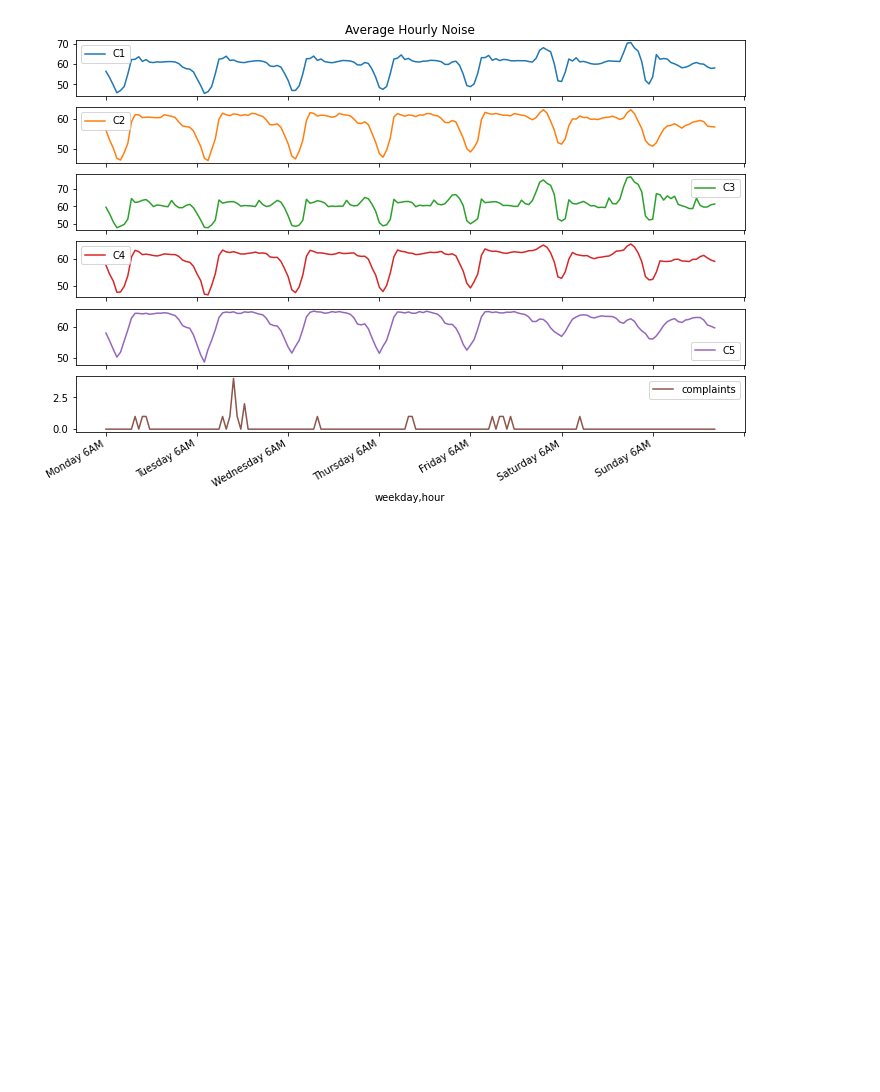
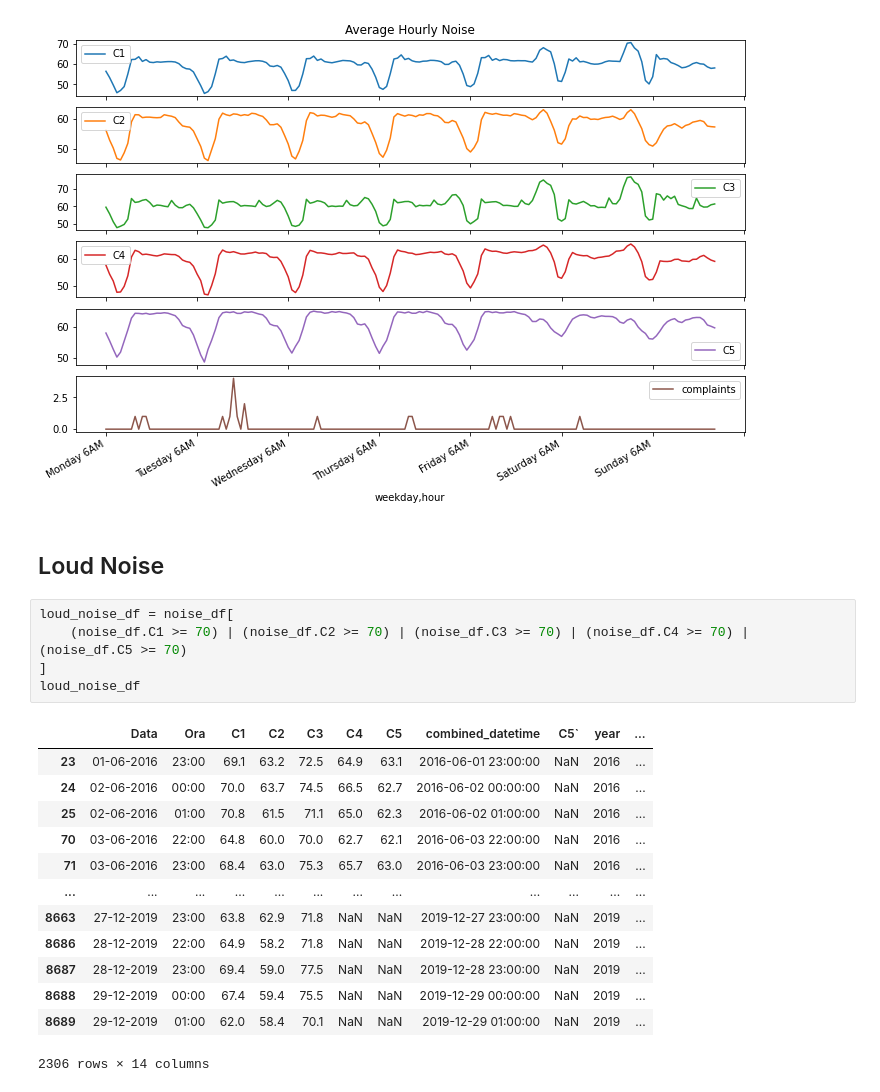
Before and after one commit to xssChauhan/torino-noise, a Jupyter notebook: Torino Data.ipynb, the cells around one changed output. Drawn from its saved outputs; the diff is of its cells as text; blank space fills up the shorter version.

```diff
--- a/Torino Data.ipynb
+++ b/Torino Data.ipynb
@@ -719,3 +719,24 @@ ax[0].set_title("Average Hourly Noise")
 # %% [output]
 Text(0.5, 1.0, 'Average Hourly Noise')
 [figure]
+# %% [markdown]
+## Loud Noise
+# %%
+loud_noise_df = noise_df[
+    (noise_df.C1 >= 70) | (noise_df.C2 >= 70) | (noise_df.C3 >= 70) | (noise_df.C4 >= 70) | (noise_df.C5 >= 70)
+]
+loud_noise_df
+# %% [output]
+|  | Data | Ora | C1 | C2 | C3 | C4 | C5 | combined_datetime | C5` | year | ... |
+| 23 | 01-06-2016 | 23:00 | 69.1 | 63.2 | 72.5 | 64.9 | 63.1 | 2016-06-01 23:00:00 | NaN | 2016 | ... |
+| 24 | 02-06-2016 | 00:00 | 70.0 | 63.7 | 74.5 | 66.5 | 62.7 | 2016-06-02 00:00:00 | NaN | 2016 | ... |
+| 25 | 02-06-2016 | 01:00 | 70.8 | 61.5 | 71.1 | 65.0 | 62.3 | 2016-06-02 01:00:00 | NaN | 2016 | ... |
+| 70 | 03-06-2016 | 22:00 | 64.8 | 60.0 | 70.0 | 62.7 | 62.1 | 2016-06-03 22:00:00 | NaN | 2016 | ... |
+| 71 | 03-06-2016 | 23:00 | 68.4 | 63.0 | 75.3 | 65.7 | 63.0 | 2016-06-03 23:00:00 | NaN | 2016 | ... |
+| ... | ... | ... | ... | ... | ... | ... | ... | ... | ... | ... | ... |
+| 8663 | 27-12-2019 | 23:00 | 63.8 | 62.9 | 71.8 | NaN | NaN | 2019-12-27 23:00:00 | NaN | 2019 | ... |
+| 8686 | 28-12-2019 | 22:00 | 64.9 | 58.2 | 71.8 | NaN | NaN | 2019-12-28 22:00:00 | NaN | 2019 | ... |
+| 8687 | 28-12-2019 | 23:00 | 69.4 | 59.0 | 77.5 | NaN | NaN | 2019-12-28 23:00:00 | NaN | 2019 | ... |
+| 8688 | 29-12-2019 | 00:00 | 67.4 | 59.4 | 75.5 | NaN | NaN | 2019-12-29 00:00:00 | NaN | 2019 | ... |
+| 8689 | 29-12-2019 | 01:00 | 62.0 | 58.4 | 70.1 | NaN | NaN | 2019-12-29 01:00:00 | NaN | 2019 | ... |
+2306 rows × 14 columns
```
Also changed, not shown: parts of 5 cells of this notebook.
